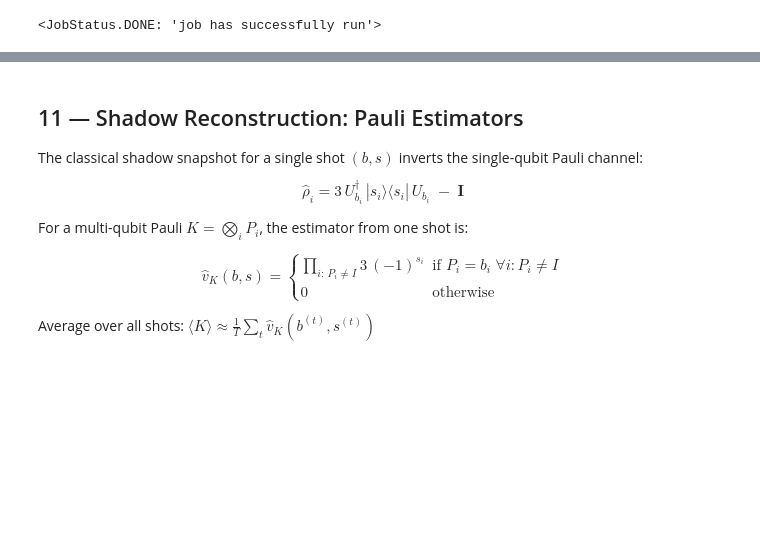
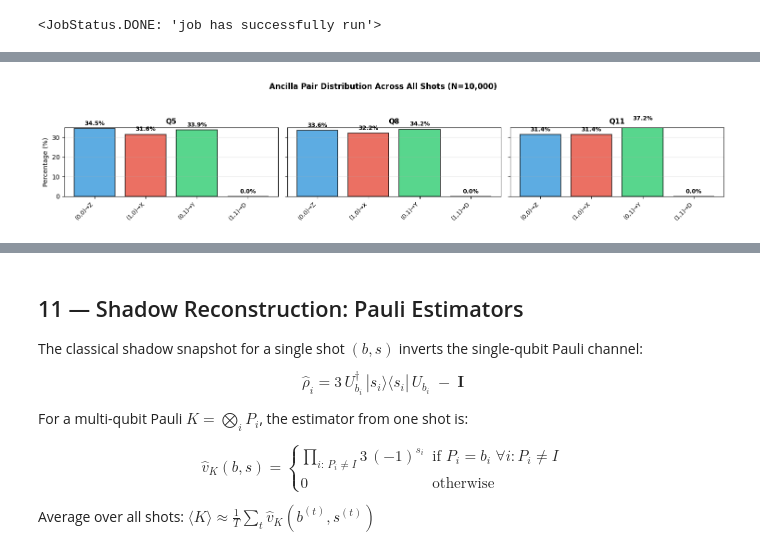
Before and after one commit to jan-a-krzywda/quantum-gym, a Jupyter notebook: shadow_gym/notebooks/act1_shadow_tomography.ipynb, the cells around one changed output, grey strips where cells are left out. Saved outputs shown, nothing was run; the diff lists cells and outputs as text; code cells hidden in the pictures; blank space fills up the shorter version.

```diff
--- a/shadow_gym/notebooks/act1_shadow_tomography.ipynb
+++ b/shadow_gym/notebooks/act1_shadow_tomography.ipynb
@@ -463,14 +477,14 @@ After post-processing, the Tier 1 tracker will produce updated angles for subseq
 # Each circuit uses independent per-qubit angles — later rounds will use EFE output.
 np.random.seed(42)
 N_SHADOWS = 1
-
+SHOTS = 10000
 # For initial batch: uniform Dirichlet sample around 1/3 each (adds slight diversity)
 def sample_basis_angles(n_qubits: int) -> Tuple[List[float], List[float]]:
     """Sample per-qubit bias angles by drawing px,py,pz from a Dirichlet(1,1,1) prior."""
     th1s, th2s = [], []
     for _ in range(n_qubits):
         # Dirichlet(1,1,1) = uniform over the simplex → random basis distribution
-        probs = np.random.dirichlet([1, 1, 1])
+        probs = np.array([1/3, 1/3, 1/3])
         t1, t2 = softmax_to_angles(*probs)
         th1s.append(t1)
         th2s.append(t2)
@@ -513,7 +525,8 @@ Sample angles for circuit 0 (degrees):
 shadow_circuits_tpld = transpile(
     shadow_circuits_raw,
     backend=backend,
-    optimization_level=3,      # As-Late-As-Possible: minimise idle time
+    optimization_level=3,
+    approximation_degree=1     # As-Late-As-Possible: minimise idle time
 )
 print(f"Transpiled {len(shadow_circuits_tpld)} circuits")
 print(f"  Example transpiled depth: {shadow_circuits_tpld[0].depth()}")
@@ -684,0 +764,75 @@ Basis frequency per data qubit:
+# %%
+# ── Histogram: Ancilla pair distribution across all shots ──────────────────
+# Count occurrences of each (A1, A2) outcome pair for each data qubit
+
+from collections import Counter
+
+# Count ancilla pairs per data qubit
+ancilla_pair_counts = [Counter() for _ in range(N_DATA)]
+
+for basis, outcome in shadow_buffer:
+    for i, dq in enumerate(DATA_QUBITS):
+        # basis[i] is the string (Z/X/Y)
+        # Recover (a1_bit, a2_bit) from basis label
+        basis_label = basis[i]
+        if basis_label == "Z":
+            pair = (0, 0)
+        elif basis_label == "X":
+            pair = (1, 0)
+        elif basis_label == "Y":
+            pair = (0, 1)
+        else:  # "D" (diagonal)
+            pair = (1, 1)
+        ancilla_pair_counts[i][pair] += 1
+
+# Plot histograms
+fig, axes = plt.subplots(1, N_DATA, figsize=(15, 3), sharey=True)
+
+pair_labels = ["(0,0)→Z", "(1,0)→X", "(0,1)→Y", "(1,1)→D"]
+pair_values = [(0, 0), (1, 0), (0, 1), (1, 1)]
+colors_pairs = ["#3498db", "#e74c3c", "#2ecc71", "#f39c12"]
+
+for i, dq in enumerate(DATA_QUBITS):
+    ax = axes[i]
+    counts = ancilla_pair_counts[i]
+
+    # Get counts for each pair
+    heights = [counts.get(pair, 0) for pair in pair_values]
+    total = sum(heights)
+    percentages = [100 * h / total for h in heights]
+
+    # Plot bars
+    bars = ax.bar(range(len(pair_labels)), percentages, color=colors_pairs, alpha=0.8, edgecolor="black", linewidth=1.2)
+
+    # Add percentage labels on bars
+    for j, (bar, pct) in enumerate(zip(bars, percentages)):
+        height = bar.get_height()
+        ax.text(bar.get_x() + bar.get_width() / 2, height + 1,
+                f"{pct:.1f}%", ha="center", va="bottom", fontsize=9, fontweight="bold")
+
+    ax.set_xticks(range(len(pair_labels)))
+    ax.set_xticklabels(pair_labels, rotation=45, ha="right", fontsize=9)
+    ax.set_title(f"Q{dq}", fontsize=11, fontweight="bold")
+    ax.set_ylim(0, 35)
+    if i == 0:
+        ax.set_ylabel("Percentage (%)", fontsize=10)
+    ax.grid(True, alpha=0.3, axis="y")
+
+fig.suptitle(f"Ancilla Pair Distribution Across All Shots (N={len(shadow_buffer):,})",
+             fontsize=12, fontweight="bold", y=1.05)
+plt.tight_layout()
+plt.show()
+
+print("\nAncilla pair counts per data qubit:")
+print("─" * 80)
+for i, dq in enumerate(DATA_QUBITS):
+    counts = ancilla_pair_counts[i]
+    total = sum(counts.values())
+    print(f"Q{dq:2d}:")
+    for pair, label in zip(pair_values, pair_labels):
+        count = counts.get(pair, 0)
+        pct = 100 * count / total
+        print(f"  {label:15s}  {count:5d}  ({pct:5.2f}%)")
+    print()
+# %% [output]
+[figure, added]
```
Also changed, not shown: parts of 36 cells of this notebook, 17 other files.
